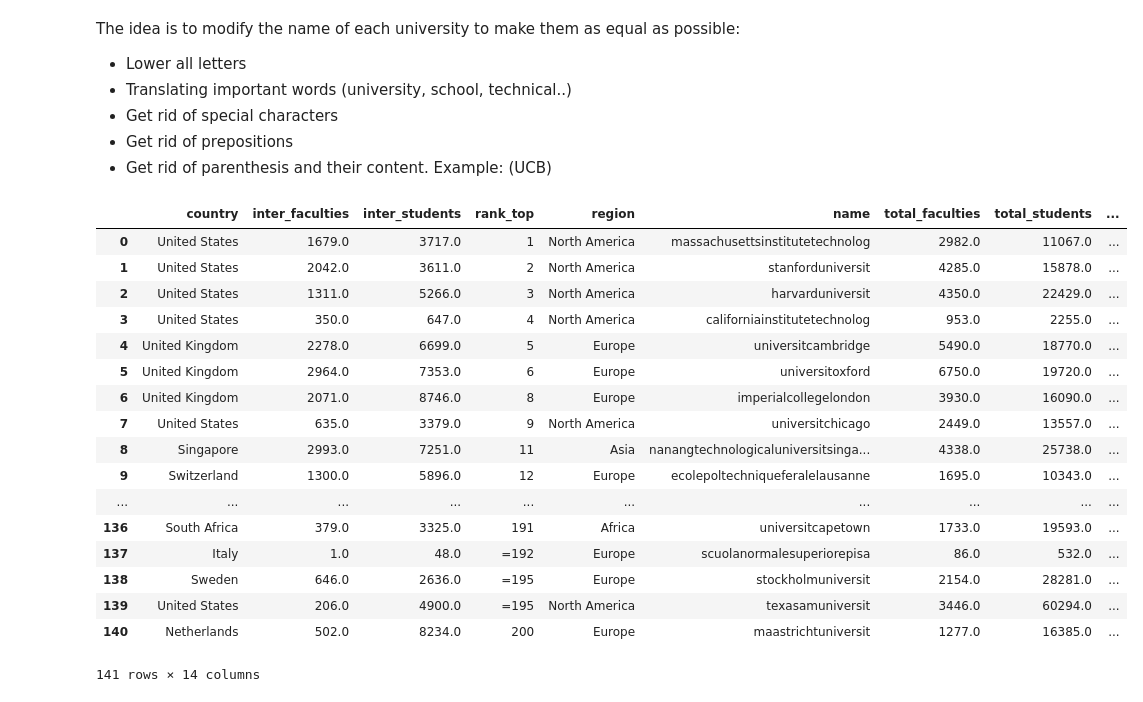
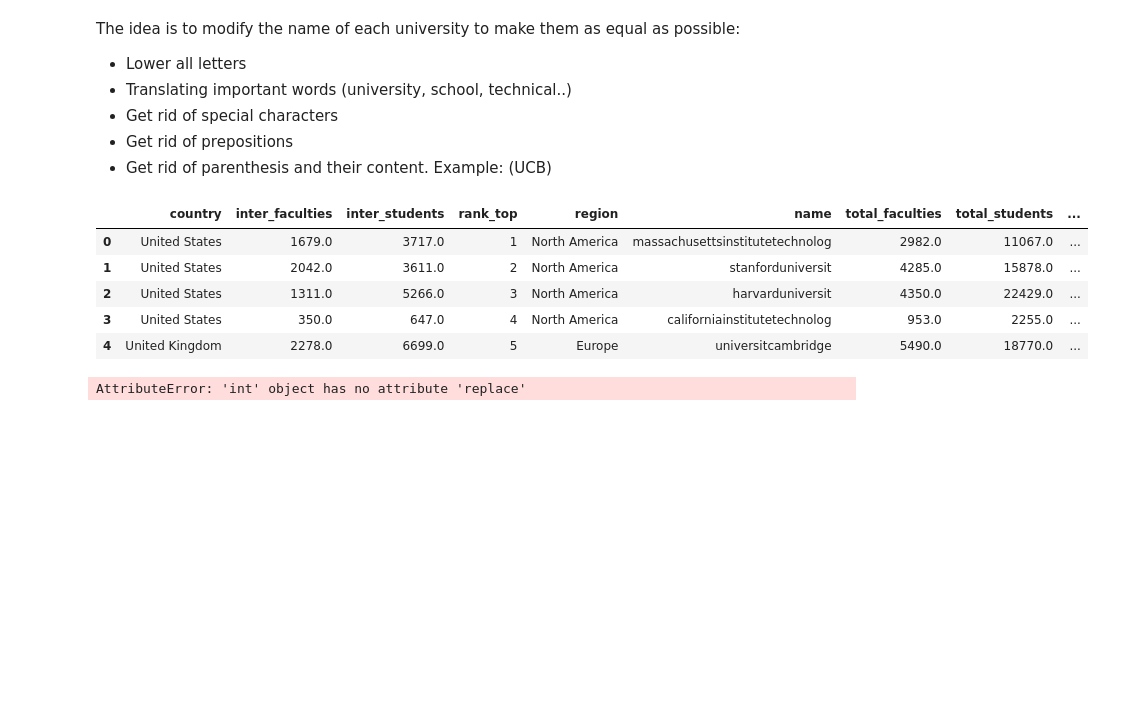
Before and after one commit to maxpr/ADA, a Jupyter notebook: 02 - Data from the Web/Homework2.ipynb, the cells around one changed output. Cells and saved outputs as stored; diff of their text form; code cells hidden in the pictures; blank space fills up the shorter version.

```diff
--- a/02 - Data from the Web/Homework2.ipynb
+++ b/02 - Data from the Web/Homework2.ipynb
@@ -652,29 +652,17 @@ def modify_tomerge(string):
 # %%
 df_top_tomerge = df_top_tomerge.rename(columns={'title': 'name', 'rank_display':'rank_top'})
 df_times_tomerge = df_times_tomerge.rename(columns={'rank': 'rank_times'})
 
 df_times_tomerge['name'] = modify_tomerge(df_times_tomerge['name'])
 df_top_tomerge['name'] = modify_tomerge(df_top_tomerge['name'])
 
 df = df_top_tomerge.merge(df_times_tomerge, how='inner')
 
-df
+df.head()
 # %% [output]
 |  | country | inter_faculties | inter_students | rank_top | region | name | total_faculties | total_students | ... |
 | 0 | United States | 1679.0 | 3717.0 | 1 | North America | massachusettsinstitutetechnolog | 2982.0 | 11067.0 | ... |
 | 1 | United States | 2042.0 | 3611.0 | 2 | North America | stanforduniversit | 4285.0 | 15878.0 | ... |
 | 2 | United States | 1311.0 | 5266.0 | 3 | North America | harvarduniversit | 4350.0 | 22429.0 | ... |
 | 3 | United States | 350.0 | 647.0 | 4 | North America | californiainstitutetechnolog | 953.0 | 2255.0 | ... |
 | 4 | United Kingdom | 2278.0 | 6699.0 | 5 | Europe | universitcambridge | 5490.0 | 18770.0 | ... |
-| 5 | United Kingdom | 2964.0 | 7353.0 | 6 | Europe | universitoxford | 6750.0 | 19720.0 | ... |
-| 6 | United Kingdom | 2071.0 | 8746.0 | 8 | Europe | imperialcollegelondon | 3930.0 | 16090.0 | ... |
-| 7 | United States | 635.0 | 3379.0 | 9 | North America | universitchicago | 2449.0 | 13557.0 | ... |
-| 8 | Singapore | 2993.0 | 7251.0 | 11 | Asia | nanangtechnologicaluniversitsinga... | 4338.0 | 25738.0 | ... |
-| 9 | Switzerland | 1300.0 | 5896.0 | 12 | Europe | ecolepoltechniqueferalelausanne | 1695.0 | 10343.0 | ... |
-| ... | ... | ... | ... | ... | ... | ... | ... | ... | ... |
-| 136 | South Africa | 379.0 | 3325.0 | 191 | Africa | universitcapetown | 1733.0 | 19593.0 | ... |
-| 137 | Italy | 1.0 | 48.0 | =192 | Europe | scuolanormalesuperiorepisa | 86.0 | 532.0 | ... |
-| 138 | Sweden | 646.0 | 2636.0 | =195 | Europe | stockholmuniversit | 2154.0 | 28281.0 | ... |
-| 139 | United States | 206.0 | 4900.0 | =195 | North America | texasamuniversit | 3446.0 | 60294.0 | ... |
-| 140 | Netherlands | 502.0 | 8234.0 | 200 | Europe | maastrichtuniversit | 1277.0 | 16385.0 | ... |
-141 rows × 14 columns
@@ -680,0 +674,7 @@ df
+# %%
+df.rank_times = df.rank_times.apply(lambda x: RankToNumeric(x))
+df.rank_times = df.rank_times.apply(pd.to_numeric)
+df.rank_top = df.rank_top.apply(lambda x: RankToNumeric(x))
+df.rank_top = df.rank_top.apply(pd.to_numeric)
+# %% [output]
+AttributeError: 'int' object has no attribute 'replace'
```
Also changed, not shown: parts of 1 cell of this notebook.
